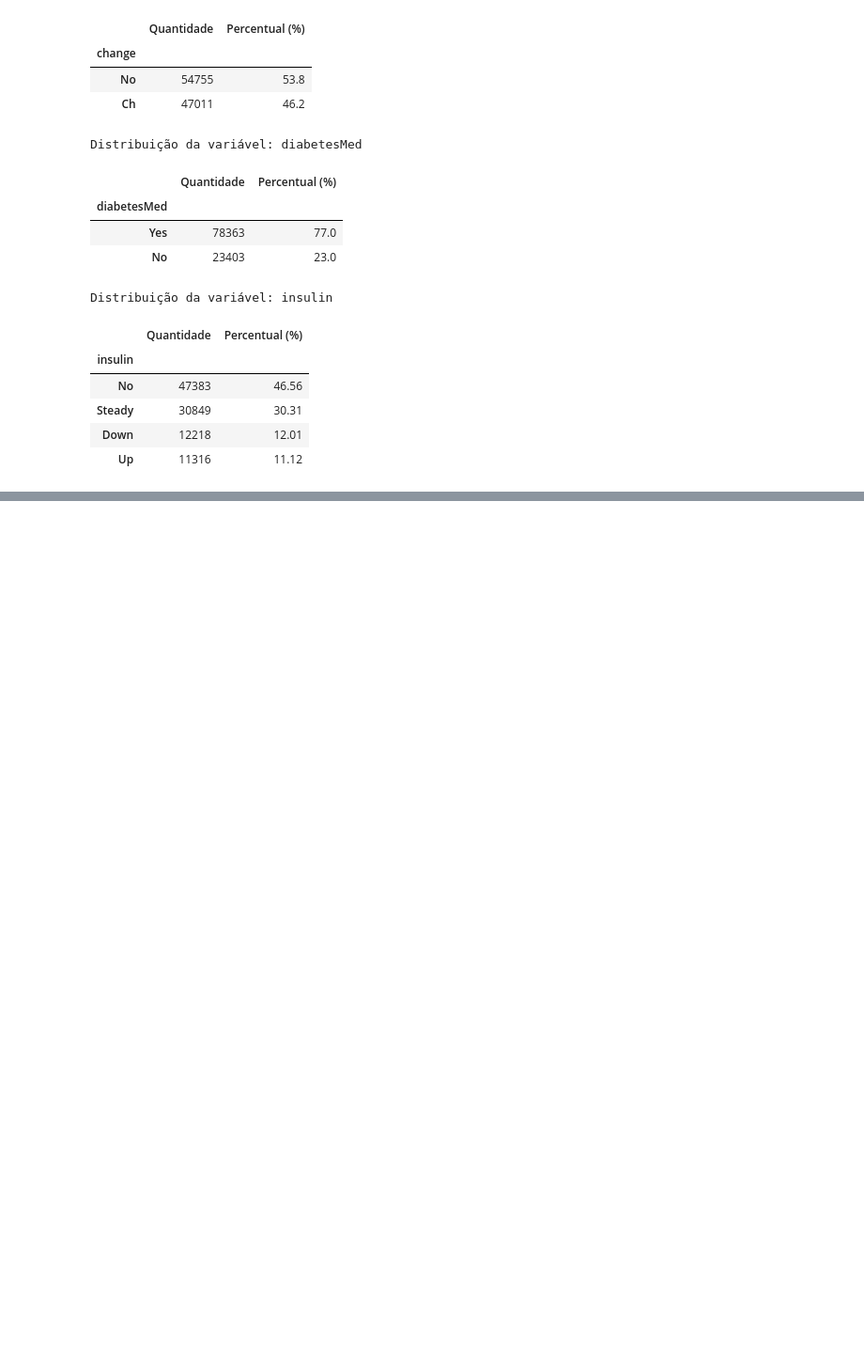
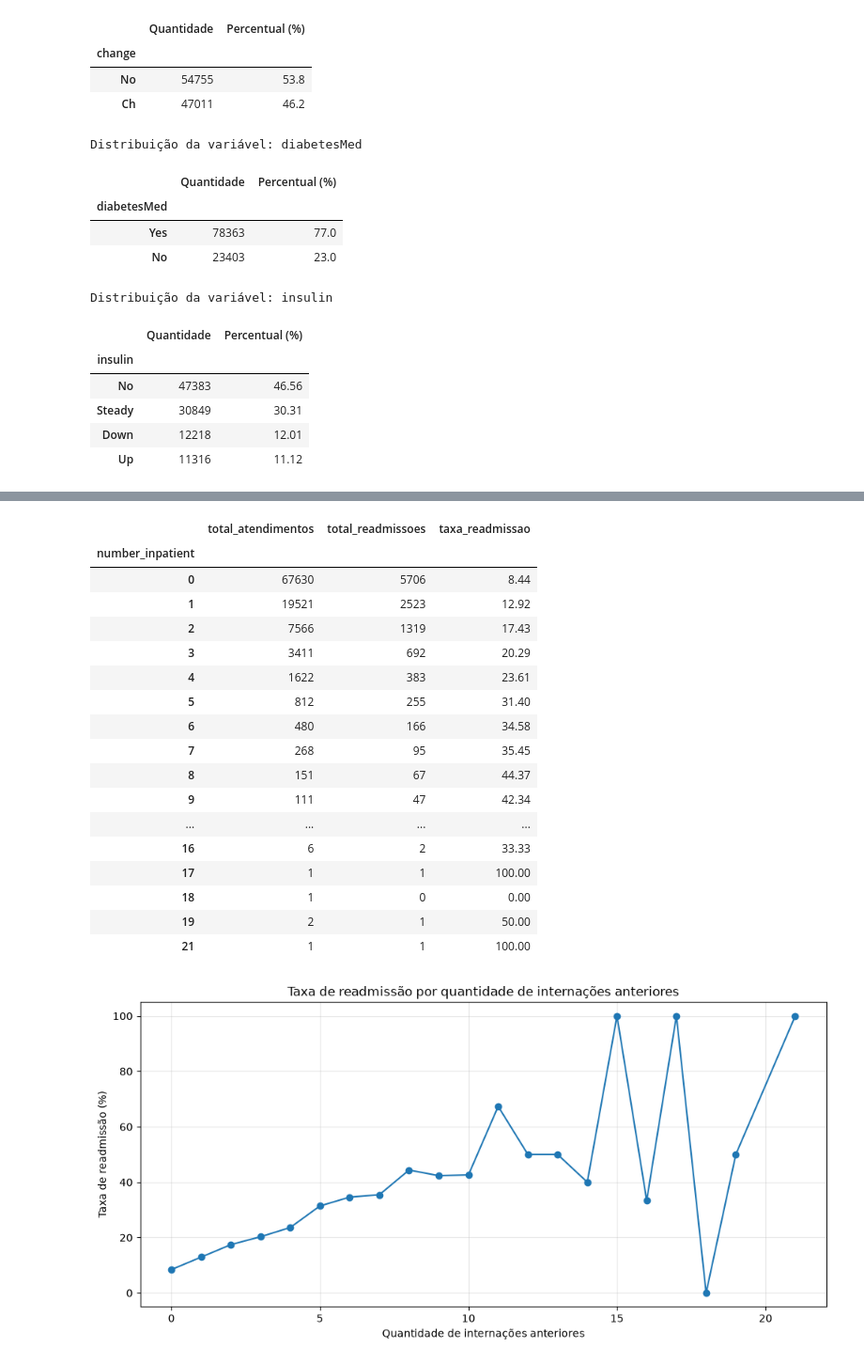
Before and after one commit to HelenLauren/Data-analytics, a Jupyter notebook: notebooks/RA3_Analysis_MachineLearning.ipynb, the cells around one changed output, grey strips where cells are left out. Shown at 94% size. Drawn from its saved outputs; the diff is of its cells as text; code cells hidden in the pictures; blank space fills up the shorter version.

```diff
--- a/notebooks/RA3_Analysis_MachineLearning.ipynb
+++ b/notebooks/RA3_Analysis_MachineLearning.ipynb
@@ -259,0 +487,55 @@ Distribuição da variável: insulin
+# %%
+# 19. Taxa de readmissão de acordo com internações anteriores
+
+# Agrupar os atendimentos pela quantidade de internações anteriores
+analise_internacoes_anteriores = (
+    df.groupby("number_inpatient")["readmitido_30_dias"]
+    .agg(
+        total_atendimentos="count",
+        total_readmissoes="sum",
+        taxa_readmissao="mean"
+    )
+)
+
+# Converter a taxa para percentual
+analise_internacoes_anteriores["taxa_readmissao"] *= 100
+
+# Exibir a tabela de resultados
+display(analise_internacoes_anteriores.round(2))
+
+# Criar o gráfico
+plt.figure(figsize=(10, 5))
+
+plt.plot(
+    analise_internacoes_anteriores.index,
+    analise_internacoes_anteriores["taxa_readmissao"],
+    marker="o"
+)
+
+plt.title("Taxa de readmissão por quantidade de internações anteriores")
+plt.xlabel("Quantidade de internações anteriores")
+plt.ylabel("Taxa de readmissão (%)")
+plt.grid(alpha=0.3)
+
+plt.tight_layout()
+plt.show()
+# %% [output]
+|  | total_atendimentos | total_readmissoes | taxa_readmissao |
+| number_inpatient |  |  |  |
+| 0 | 67630 | 5706 | 8.44 |
+| 1 | 19521 | 2523 | 12.92 |
+| 2 | 7566 | 1319 | 17.43 |
+| 3 | 3411 | 692 | 20.29 |
+| 4 | 1622 | 383 | 23.61 |
+| 5 | 812 | 255 | 31.40 |
+| 6 | 480 | 166 | 34.58 |
+| 7 | 268 | 95 | 35.45 |
+| 8 | 151 | 67 | 44.37 |
+| 9 | 111 | 47 | 42.34 |
+| ... | ... | ... | ... |
+| 16 | 6 | 2 | 33.33 |
+| 17 | 1 | 1 | 100.00 |
+| 18 | 1 | 0 | 0.00 |
+| 19 | 2 | 1 | 50.00 |
+| 21 | 1 | 1 | 100.00 |
+[figure, added]
```
Also changed, not shown: parts of 8 cells of this notebook.
